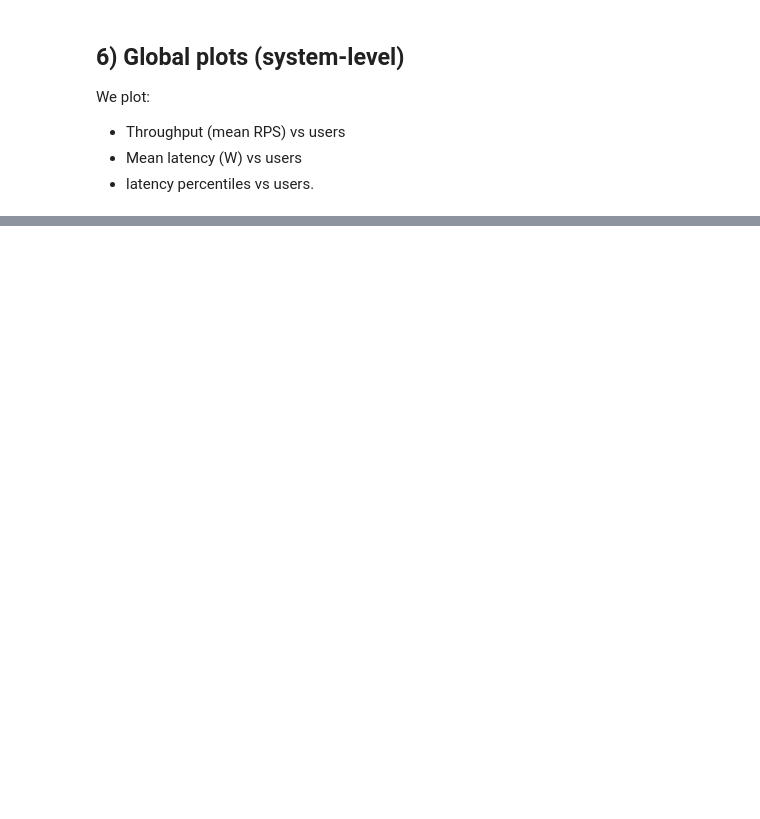
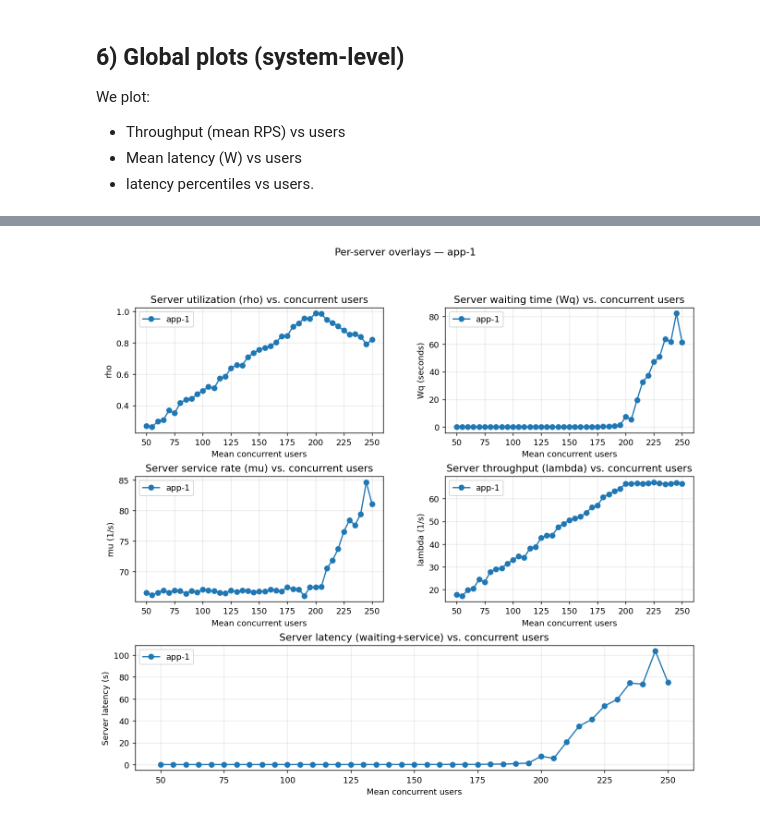
Before and after one commit to AsyncFlow-Sim/AsyncFlow, a Jupyter notebook: asyncflow_queue_limit/asyncflow_mm1_notebook.ipynb, the cells around one changed output, grey strips where cells are left out. Saved outputs shown, nothing was run; the diff lists cells and outputs as text; code cells hidden in the pictures; blank space fills up the shorter version.

Commit message:
mm1 notebook complete + server latency

```diff
--- a/asyncflow_queue_limit/asyncflow_mm1_notebook.ipynb
+++ b/asyncflow_queue_limit/asyncflow_mm1_notebook.ipynb
@@ -319,8 +325,8 @@ payload_base = build_payload()
 sweeper = Sweep()
 pairs = sweeper.sweep_on_user(
     payload=payload_base,
-    user_lower_bound=10,
-    user_upper_bound=200,
+    user_lower_bound=50,
+    user_upper_bound=250,
     step=5,
 )
 
@@ -350,0 +367,34 @@ plt.show()
+# %%
+# 7.1 Single-server overlays (explicit server id), if present
+server_ids = pairs[0][1].list_server_ids() if pairs else []
+if server_ids:
+    sid = server_ids[0]
+
+    fig = plt.figure(figsize=(12, 10), dpi=130)
+    gs = fig.add_gridspec(nrows=3, ncols=2, hspace=0.35, wspace=0.25)
+
+    # Row 1 (2 charts)
+    ax11 = fig.add_subplot(gs[0, 0])
+    ax12 = fig.add_subplot(gs[0, 1])
+
+    # Row 2 (2 charts)
+    ax21 = fig.add_subplot(gs[1, 0])
+    ax22 = fig.add_subplot(gs[1, 1])
+
+    # Row 3 (1 chart spanning both columns)
+    ax3 = fig.add_subplot(gs[2, :])
+
+    # Plots
+    sweep.plot_server_utilization_overlay(ax11, server_ids=[sid])
+    sweep.plot_server_waiting_time_overlay(ax12, server_ids=[sid])
+    sweep.plot_server_service_rate_overlay(ax21, server_ids=[sid])
+    sweep.plot_server_throughput_overlay(ax22, server_ids=[sid])
+    sweep.plot_server_latency_overlay(ax3, server_ids=[sid])  # full-width
+
+    fig.suptitle(f"Per-server overlays — {sid}", y=0.98)
+    fig.tight_layout()
+    plt.show()
+else:
+    print("No servers present — skipping per-server overlays.")
+# %% [output]
+[figure, added]
```
Also changed, not shown: parts of 7 cells of this notebook, 2 other files.
